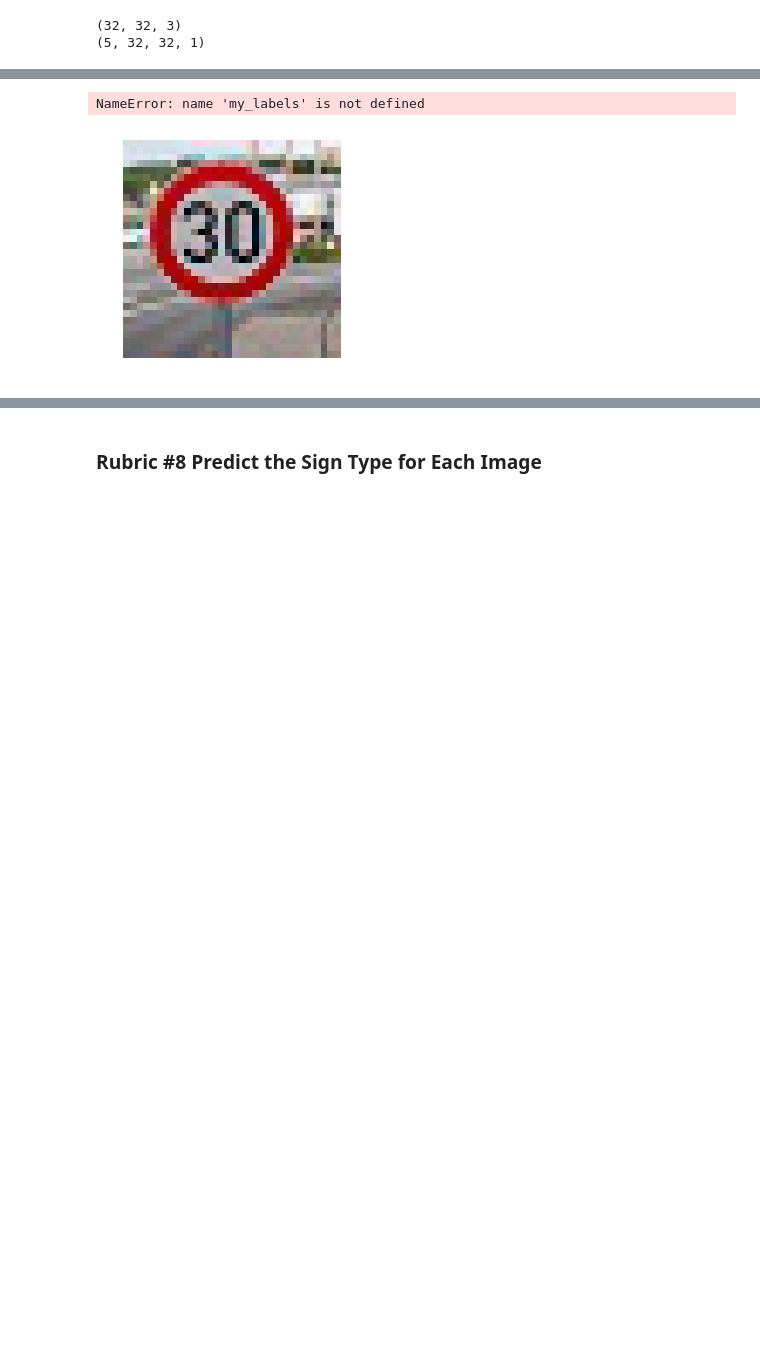
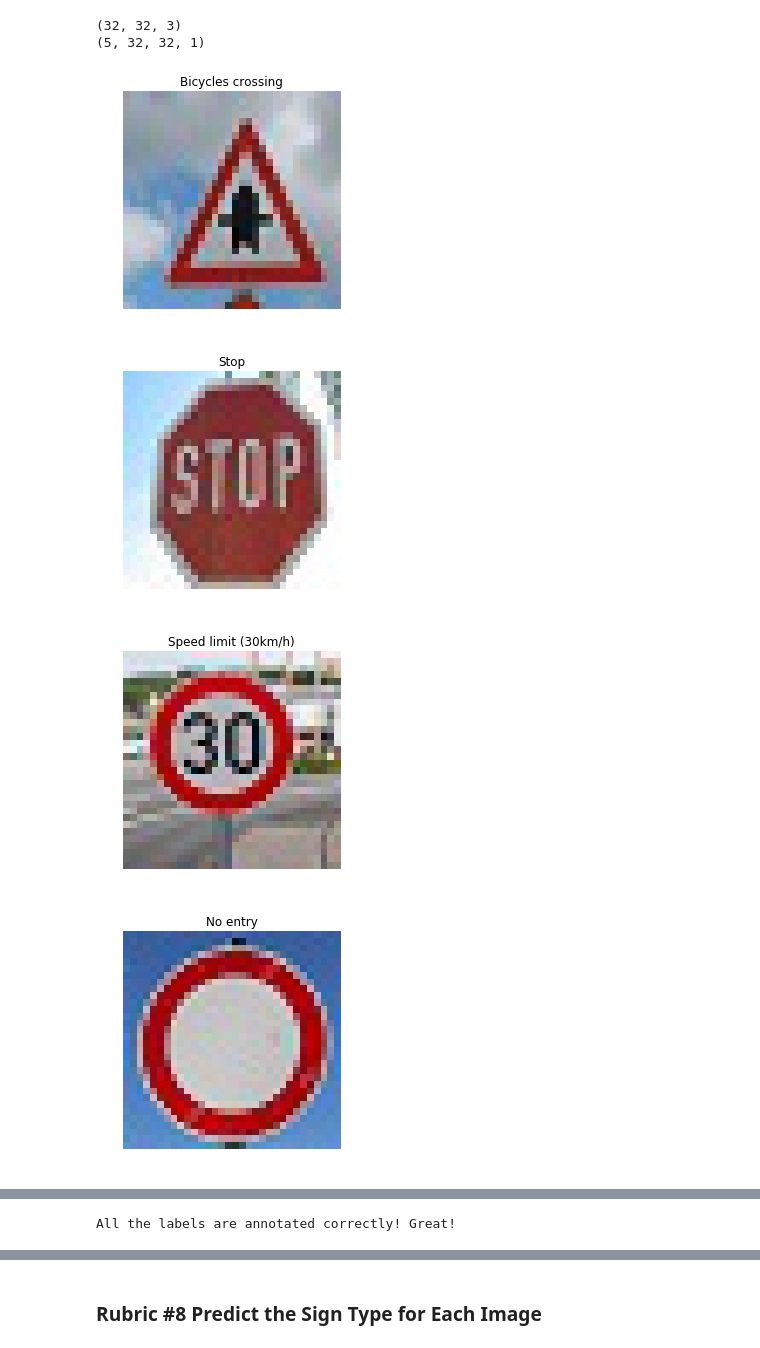
Before and after one commit to mahfuz195/CarND-Traffic-Sign-Classifier-Project, a Jupyter notebook: Traffic_Sign_Classifier.ipynb, the cells around one changed output, grey strips where cells are left out. Drawn from its saved outputs; the diff is of its cells as text; code cells hidden in the pictures; blank space fills up the shorter version.

```diff
--- a/Traffic_Sign_Classifier.ipynb
+++ b/Traffic_Sign_Classifier.ipynb
@@ -722,28 +724,23 @@ print(my_images_normalized.shape)
 (32, 32, 3)
 (5, 32, 32, 1)
 # %%
+my_labels = [29, 14, 1, 17, 40]
 i=0
 for img in images_:
     plt.imshow(img)
     plt.axis('off')
     plt.title(tag_name[1][my_labels[i]+1])
     plt.show()
     i+=1
 print ('All the labels are annotated correctly! Great!')
 i = 1
 for img in images_:
     plt.subplot(1,5,i)
     plt.imshow(img.squeeze(), plt.gray())
     i = i + 1
 plt.show()
-
-index =  random.randint(0, len(X_train))
-img_scaled = augment_random_rotate(X_train[index])
-plt.subplot(1,2,1)
-plt.title('Image before rotation')
-plt.imshow(X_train[index].squeeze(), plt.gray())
-plt.subplot(1,2,2)
-plt.title('Image after rotation')
-plt.imshow(img_scaled, plt.gray())
-plt.show()
 # %% [output]
+[figure, new version]
+[figure, added]
+[figure, added]
+[figure, added]
@@ -750,2 +748 @@ plt.show()
-NameError: name 'my_labels' is not defined
+All the labels are annotated correctly! Great!
-[figure, old version]
```
Also changed, not shown: parts of 9 cells of this notebook, 3 other files.
